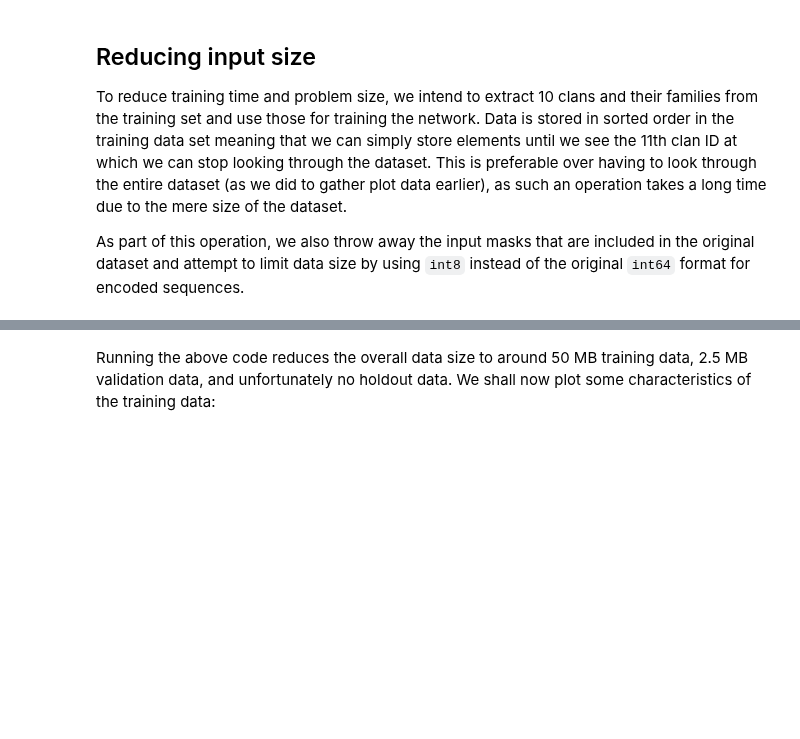
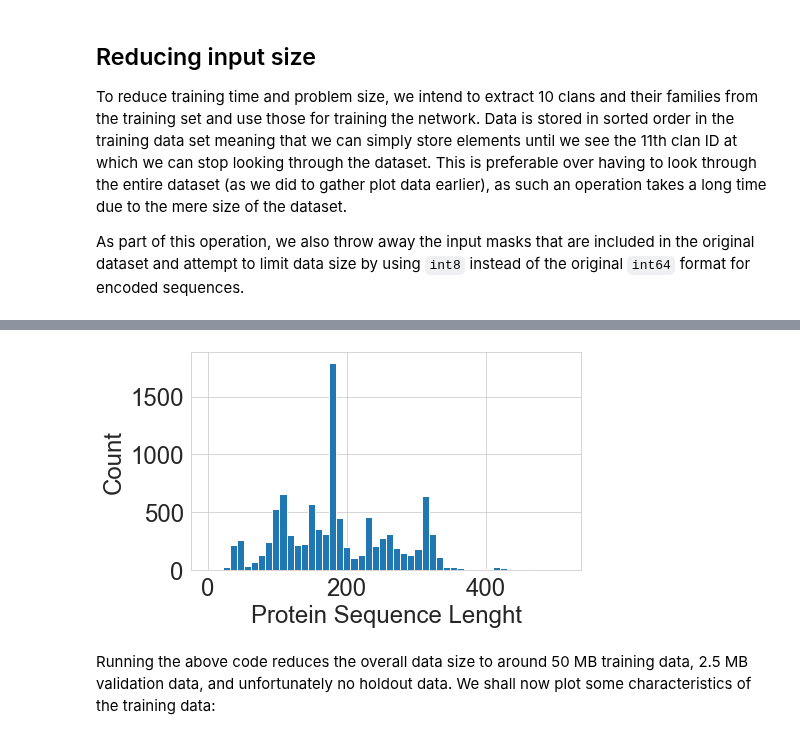
Before and after one commit to hansemandse/prowave, a Jupyter notebook: src/DeeplearningProject.ipynb, the cells around one changed output, grey strips where cells are left out. Saved outputs shown, nothing was run; the diff lists cells and outputs as text; code cells hidden in the pictures; blank space fills up the shorter version.

```diff
--- a/src/DeeplearningProject.ipynb
+++ b/src/DeeplearningProject.ipynb
@@ -177,2 +201,14 @@ with open(data_path+'valid_red2.pkl', 'rb') as f:
+# %%
+# Plot the sequence lenght for the validation and training set.
+# After Execueting everything- make a historgram
+plt.rcParams.update({'font.size': 24})
+plt.figure(figsize=(7,4))
+_ = plt.hist(Valid_seq_count,  bins=50, range=(1, LENGTH) )  # arguments are passed to np.histogram
+plt.xlabel('Protein Sequence Lenght')
+plt.ylabel('Count')
+plt.savefig('valid_pro_seq.pdf')
+plt.show()
+# %% [output]
+[figure, added]
 # %% [markdown]
 Running the above code reduces the overall data size to around 50 MB training data, 2.5 MB validation data, and unfortunately no holdout data. We shall now plot some characteristics of the training data:
```
Also changed, not shown: parts of 12 cells of this notebook.
